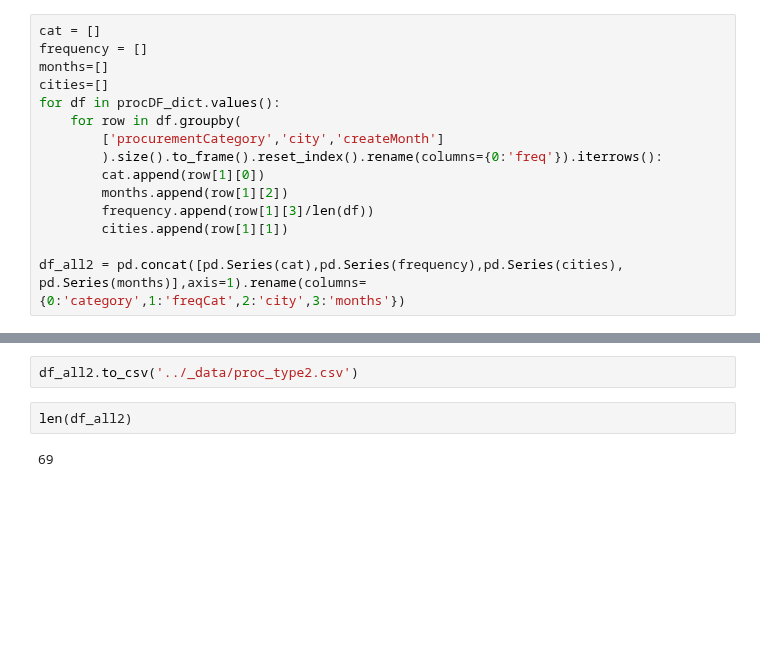
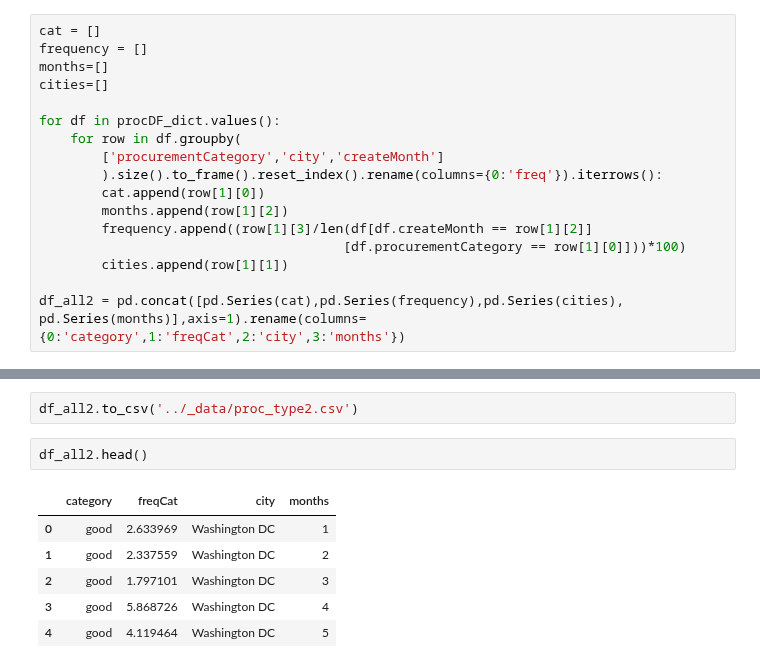
Before and after one commit to sunlightpolicy/open_data_standards_project, a Jupyter notebook: pynbs/procurement.ipynb, the cells around one changed output, grey strips where cells are left out. Cells and saved outputs as stored; diff of their text form; blank space fills up the shorter version.

Commit message:
procurement test 44 test***

```diff
--- a/pynbs/procurement.ipynb
+++ b/pynbs/procurement.ipynb
@@ -326,13 +326,15 @@ cat = []
 frequency = []
 months=[]
 cities=[]
+
 for df in procDF_dict.values():
     for row in df.groupby(
         ['procurementCategory','city','createMonth']
         ).size().to_frame().reset_index().rename(columns={0:'freq'}).iterrows():
         cat.append(row[1][0])
         months.append(row[1][2])
-        frequency.append(row[1][3]/len(df))
+        frequency.append((row[1][3]/len(df[df.createMonth == row[1][2]]
+                                       [df.procurementCategory == row[1][0]]))*100)
         cities.append(row[1][1])
 
 df_all2 = pd.concat([pd.Series(cat),pd.Series(frequency),pd.Series(cities), pd.Series(months)],axis=1).rename(columns={0:'category',1:'freqCat',2:'city',3:'months'})
@@ -384,7 +386,12 @@ df_all2.head()
 | 4 | good | 0.006073 | Washington DC | 5.0 |
 # %%
 df_all2.to_csv('../_data/proc_type2.csv')
-# %%
-len(df_all2)
-# %% [output]
-69
+# %%
+df_all2.head()
+# %% [output]
+|  | category | freqCat | city | months |
+| 0 | good | 2.633969 | Washington DC | 1 |
+| 1 | good | 2.337559 | Washington DC | 2 |
+| 2 | good | 1.797101 | Washington DC | 3 |
+| 3 | good | 5.868726 | Washington DC | 4 |
+| 4 | good | 4.119464 | Washington DC | 5 |
```
Also changed, not shown: 2 other files.
